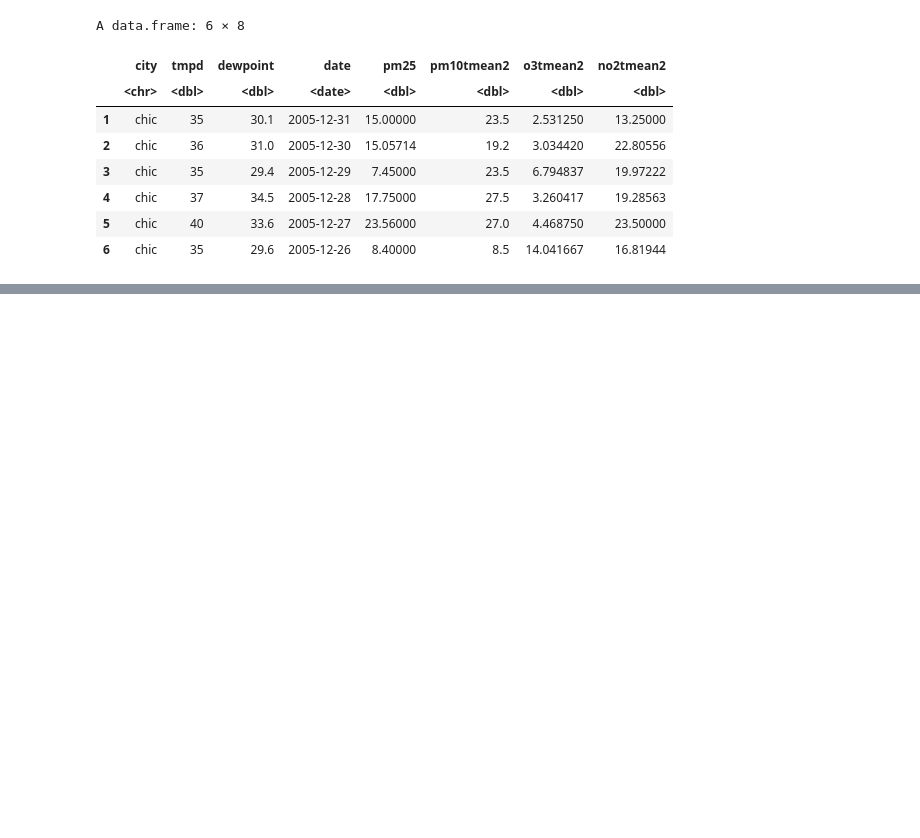
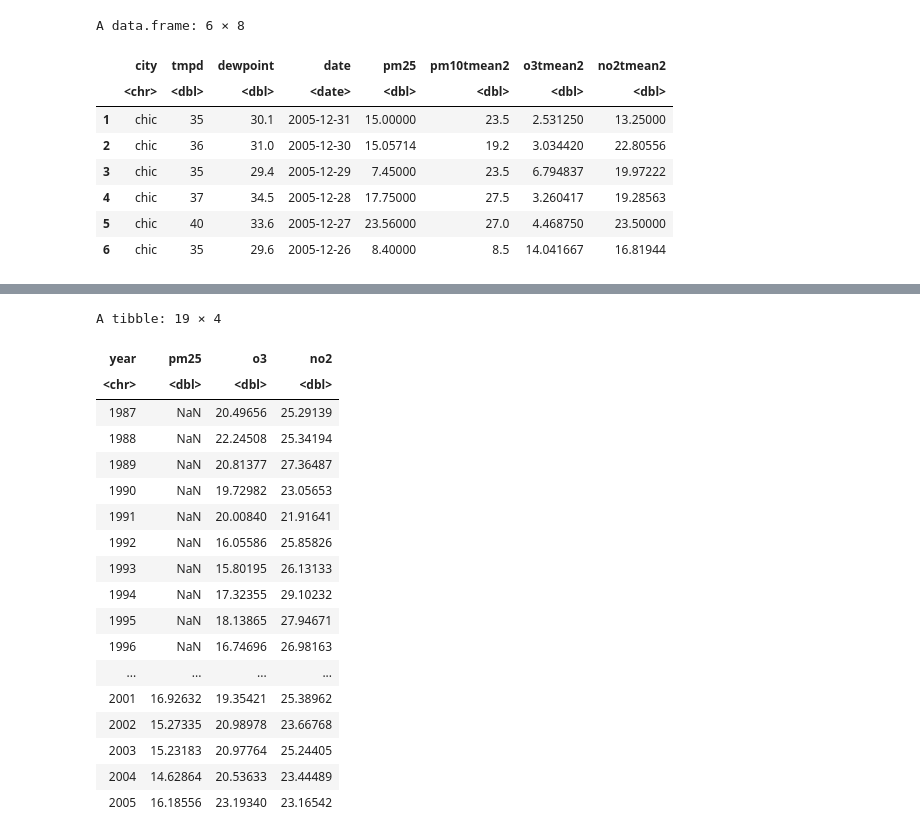
Before and after one commit to PaulMayfield/Peng-Exploratory-Data-Analysis-in-R, a Jupyter notebook: Peng Chapter 3 Managing Data Frames.ipynb, the cells around one changed output, grey strips where cells are left out. Drawn from its saved outputs; the diff is of its cells as text; code cells hidden in the pictures; blank space fills up the shorter version.

```diff
--- a/Peng Chapter 3 Managing Data Frames.ipynb
+++ b/Peng Chapter 3 Managing Data Frames.ipynb
@@ -160,0 +189,39 @@ chicago <-
+# %%
+# dplyr group_by() functionality examples
+
+# add a year column
+# get a list of the years
+# summarize() at that level, providing the summary statistics we want
+
+
+# add a year column
+#chicago <- mutate(chicago, year = as.POSIXlt(date)$year + 1900) # book version
+chicago <- mutate(chicago, year = format(date, "%Y")) # this seems less weird
+# get a list of the years
+years <- group_by(chicago, year)
+# summarize() at that level, providing the summary statistics we want
+summarize(years,
+          pm25 = mean(pm25, na.rm = TRUE),
+          o3 = mean(o3tmean2, na.rm = TRUE),
+          no2 = mean(no2tmean2, na.rm = TRUE)
+          )
+# %% [output]
+A tibble: 19 × 4
+| year | pm25 | o3 | no2 |
+| <chr> | <dbl> | <dbl> | <dbl> |
+| 1987 | NaN | 20.49656 | 25.29139 |
+| 1988 | NaN | 22.24508 | 25.34194 |
+| 1989 | NaN | 20.81377 | 27.36487 |
+| 1990 | NaN | 19.72982 | 23.05653 |
+| 1991 | NaN | 20.00840 | 21.91641 |
+| 1992 | NaN | 16.05586 | 25.85826 |
+| 1993 | NaN | 15.80195 | 26.13133 |
+| 1994 | NaN | 17.32355 | 29.10232 |
+| 1995 | NaN | 18.13865 | 27.94671 |
+| 1996 | NaN | 16.74696 | 26.98163 |
+| ... | ... | ... | ... |
+| 2001 | 16.92632 | 19.35421 | 25.38962 |
+| 2002 | 15.27335 | 20.98978 | 23.66768 |
+| 2003 | 15.23183 | 20.97764 | 25.24405 |
+| 2004 | 14.62864 | 20.53633 | 23.44489 |
+| 2005 | 16.18556 | 23.19340 | 23.16542 |
```
Also changed, not shown: parts of 5 cells of this notebook.
